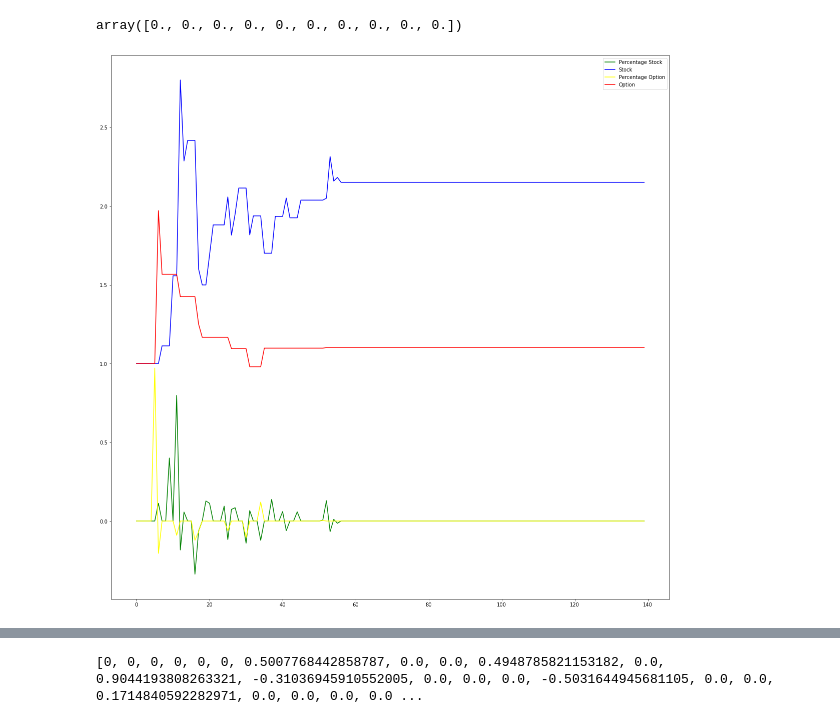
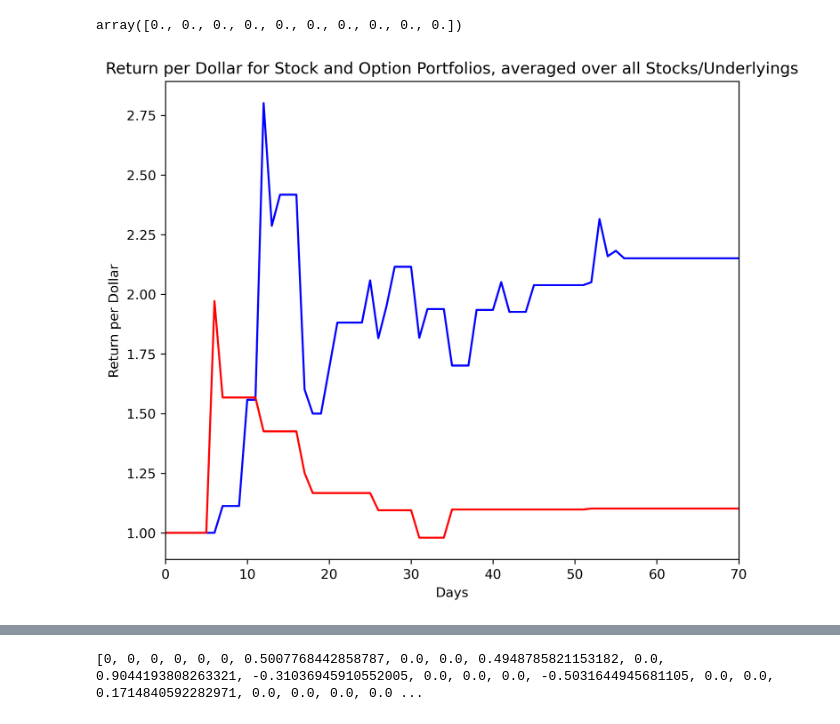
Before and after one commit to CalvinCottin/Option-Backtesting, a Jupyter notebook: Untitled-checkpoint.ipynb, the cells around one changed output, grey strips where cells are left out. Cells and saved outputs as stored; diff of their text form; code cells hidden in the pictures.

Commit message:
further plotting

```diff
--- a/Untitled-checkpoint.ipynb
+++ b/Untitled-checkpoint.ipynb
@@ -178,7 +178,7 @@ def generateRandomTableold(min_date, max_date, symbols, rowCount):
 # %%
 def generateRandomTable():
 
-    df = pd.DataFrame(columns =["startDate","endDate","symbols","lossProfitStock", "lossProfitOption", "winner", "Sharpe_Ratio Stock", "Sharpe_Ratio Option", "TWR Stock", "TWR Option", "Stock Percentage Returns", "Option Percentage Returns"])
+    df = pd.DataFrame(columns =["startDate","endDate","symbols","lossProfitStock", "lossProfitOption", "winner", "Sharpe_Ratio Stock", "Sharpe_Ratio Option", "TWR Stock", "TWR Option", "Stock_Percentage_Returns", "Option_Percentage_Returns"])
 
     #generate randomized start and enddates
     date1 = date(2018, 5, 5)
@@ -247,7 +247,7 @@ def stock_vs_options(start_date, end_date, exitStrat, work, symbols, options, sh
     sharpeStock = stockInvestor.stockinvestNew(tasks, exitStrat, start_date, end_date, shortEnable, riskfreerate)
     current_PortvalueStock = sharpeStock[2]
     #portfolioStockValues.append(current_PortvalueStock)
-    sharpeOption = optionInvestor.optioninvestNew(tasks, start_date, end_date, 0.1, 0.15, riskfreerate)
+    sharpeOption = optionInvestor.optioninvestNew(tasks, start_date, end_date, 0.1, 0.15, riskfreerate, True)
     current_PortvalueOption = sharpeOption[2]
     for symbol in work:
         optionInvestor.callinvest(symbol, start_date, end_date, 0.1, 0.15)
@@ -360,14 +360,32 @@ def plotPortfolioValue(liste, liste2):
             #print(temp2[i])
         else:
             temp2opt[i] = temp2opt[i-1]
+        i = temp2opt
 
-    plt.figure(figsize = (20,20))
-    plt.plot(np.arange(len(liste[0])), temp, color = "green", label = "Percentage Stock")
-    plt.plot(np.arange(len(liste[0])), temp2, color = "Blue", label = "Stock")
-    plt.plot(np.arange(len(liste2[0])), tempopt, color = "yellow", label = "Percentage Option")
-    plt.plot(np.arange(len(liste2[0])), temp2opt, color = "red", label = "Option")
-    plt.legend()
+
+    fig = plt.figure(figsize=(6,5),dpi = 300)
+    ax = fig.add_axes([0,0,1,1])
+
+    ax.plot(np.arange(len(liste[0])), temp2, color = "Blue", label = "Stock")
+    ax.plot(np.arange(len(liste2[0])), temp2opt, color = "red", label = "Option")
+
+    plt.sca(ax)
+
+
+    ax.set_xlabel("Days")
+    ax.set_ylabel("Return per Dollar")
+    ax.set_xlim(0,70)
+    ax.set_title("Return per Dollar for Stock and Option Portfolios, averaged over all Stocks/Underlyings")
+
+
+
+    #plt.figure(figsize = (20,20))
+    #plt.plot(np.arange(len(liste[0])), temp, color = "green", label = "Percentage Stock")
+    #plt.plot(np.arange(len(liste[0])), temp2, color = "Blue", label = "Stock")
+    #plt.plot(np.arange(len(liste2[0])), tempopt, color = "yellow", label = "Percentage Option")
+    #plt.plot(np.arange(len(liste2[0])), temp2opt, color = "red", label = "Option")
+    #plt.legend()
-# %%
-plotPortfolioValue(res2["Stock Percentage Returns"], res2["Option Percentage Returns"])
-# %% [output]
-[figure, removed]
+# %%
+plotPortfolioValue(res2["Stock_Percentage_Returns"], res2["Option_Percentage_Returns"])
+# %% [output]
+[figure, added]
```
Also changed, not shown: parts of 4 cells of this notebook.
